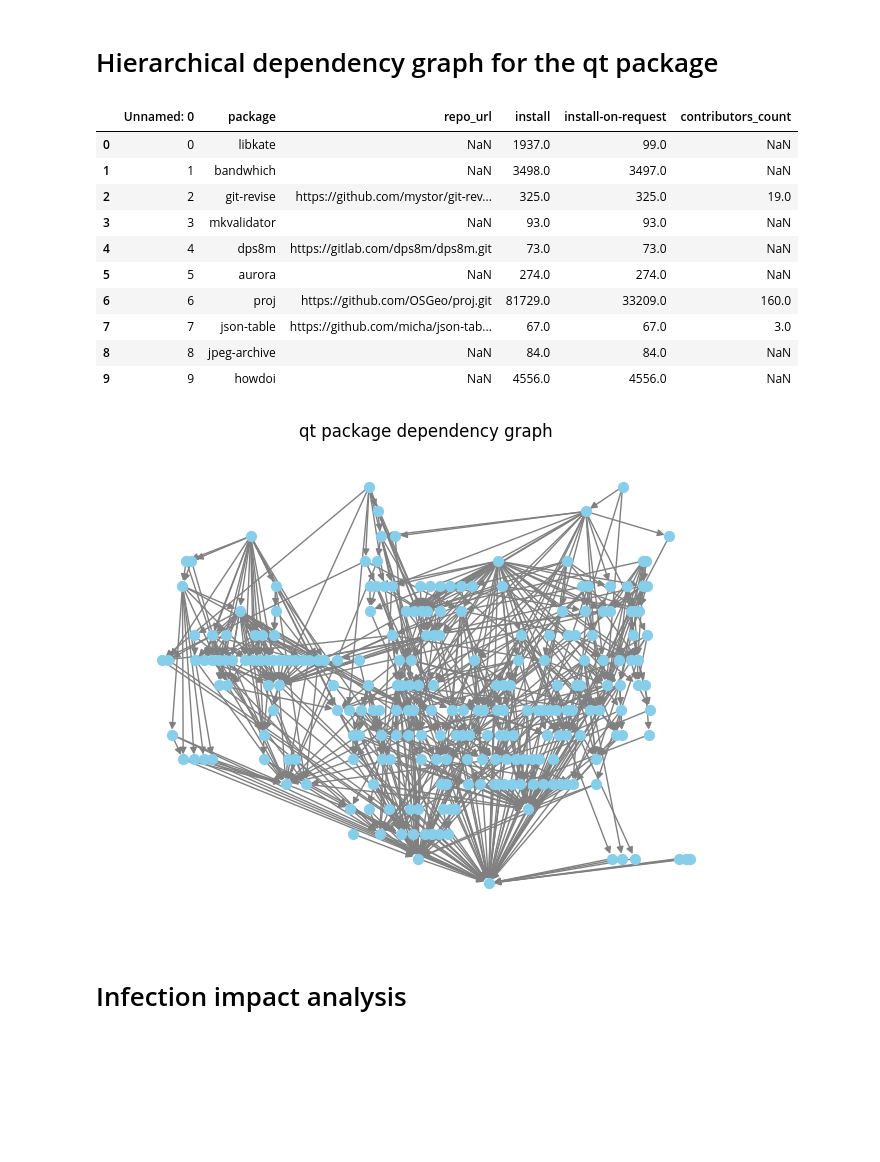
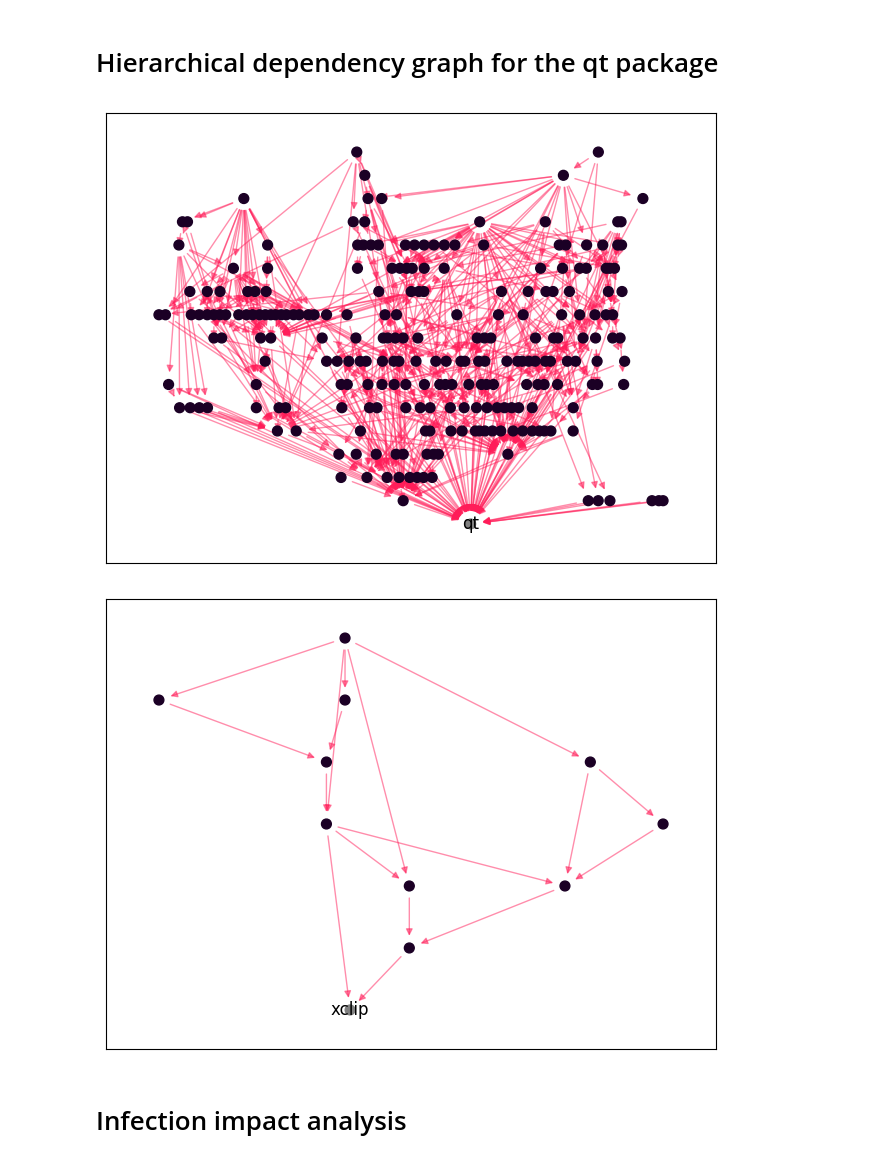
Before and after one commit to Krrer-uni/DAVe, a Jupyter notebook: dave.ipynb, the cells around one changed output. Cells and saved outputs as stored; diff of their text form; code cells hidden in the pictures; blank space fills up the shorter version.

```diff
--- a/dave.ipynb
+++ b/dave.ipynb
@@ -209,41 +251,2 @@ Top 10 packages by dependency count
 # %% [markdown]
 # Hierarchical dependency graph for the qt package
-# %%
-df_qt = pd.read_csv("data/csv/qt.csv")
-
-package_stats = pd.read_csv("data/csv/package_stats_with_contributors.csv")
-
-display(package_stats.head(10))
-
-G_qt = nx.from_pandas_edgelist(
-    df_qt, target="package", source="dependency", create_using=nx.DiGraph()
-)
-
-pos_hierarchic = nx.nx_agraph.graphviz_layout(G_qt, prog="dot")
-
-nx.draw(
-    G_qt,
-    pos_hierarchic,
-    with_labels=False,
-    node_size=50,
-    node_color="skyblue",
-    edge_color="gray",
-    font_size=8,
-)
-plt.title("qt package dependency graph")
-
-plt.tight_layout()
-plt.show()
-# %% [output]
-|  | Unnamed: 0 | package | repo_url | install | install-on-request | contributors_count |
-| 0 | 0 | libkate | NaN | 1937.0 | 99.0 | NaN |
-| 1 | 1 | bandwhich | NaN | 3498.0 | 3497.0 | NaN |
-| 2 | 2 | git-revise | https://github.com/mystor/git-rev... | 325.0 | 325.0 | 19.0 |
-| 3 | 3 | mkvalidator | NaN | 93.0 | 93.0 | NaN |
-| 4 | 4 | dps8m | https://gitlab.com/dps8m/dps8m.git | 73.0 | 73.0 | NaN |
-| 5 | 5 | aurora | NaN | 274.0 | 274.0 | NaN |
-| 6 | 6 | proj | https://github.com/OSGeo/proj.git | 81729.0 | 33209.0 | 160.0 |
-| 7 | 7 | json-table | https://github.com/micha/json-tab... | 67.0 | 67.0 | 3.0 |
-| 8 | 8 | jpeg-archive | NaN | 84.0 | 84.0 | NaN |
-| 9 | 9 | howdoi | NaN | 4556.0 | 4556.0 | NaN |
-[figure, removed]
@@ -250,3 +298,15 @@ plt.show()
+# %%
+package_stats = pd.read_csv("data/csv/package_stats_with_contributors.csv")
+
+df_qt = pd.read_csv("data/csv/qt.csv")
+graph_package_dependency(df_qt, "qt")
+# %% [output]
+[figure, added]
+# %%
+df_qt = pd.read_csv("data/csv/xclip.csv")
+graph_package_dependency(df_qt, "xclip")
+# %% [output]
+[figure, added]
 # %% [markdown]
 # Infection impact analysis
 # %%
```
Also changed, not shown: parts of 3 cells of this notebook, 1 other file.
